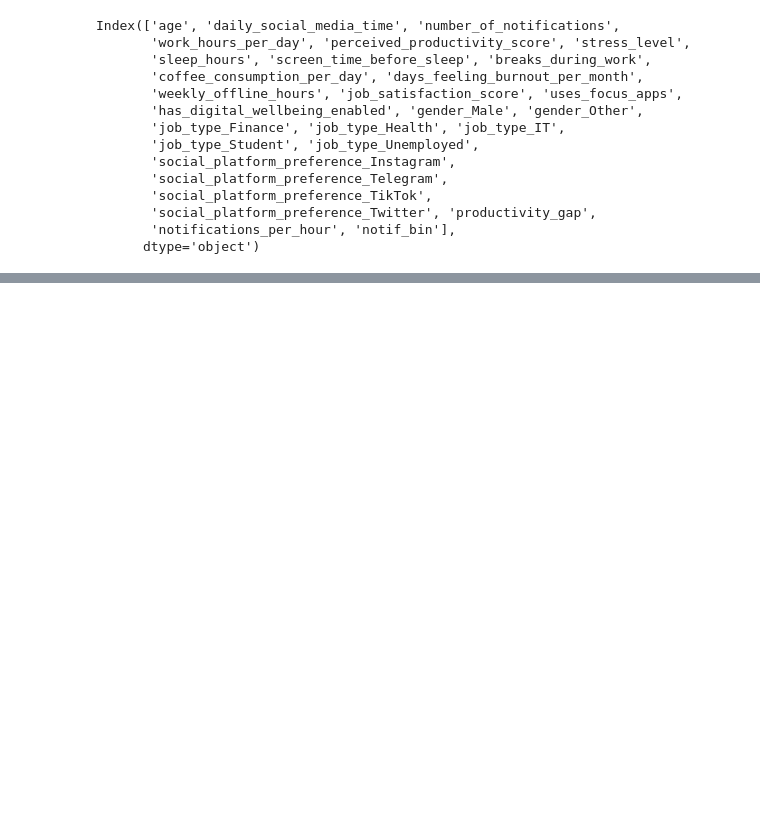
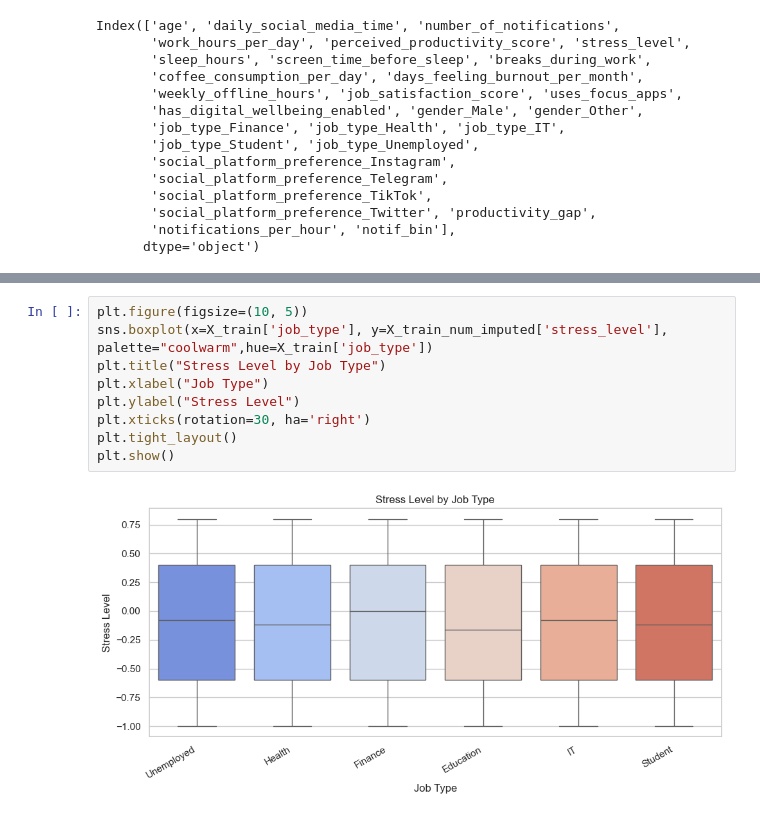
Before and after one commit to OmvR718/Personality-Classifier, a Jupyter notebook: NoteBooks/test.ipynb, the cells around one changed output, grey strips where cells are left out. Saved outputs shown, nothing was run; the diff lists cells and outputs as text; blank space fills up the shorter version.

```diff
--- a/NoteBooks/test.ipynb
+++ b/NoteBooks/test.ipynb
@@ -655,0 +681,11 @@ Index(['age', 'daily_social_media_time', 'number_of_notifications',
+# %%
+plt.figure(figsize=(10, 5))
+sns.boxplot(x=X_train['job_type'], y=X_train_num_imputed['stress_level'], palette="coolwarm",hue=X_train['job_type'])
+plt.title("Stress Level by Job Type")
+plt.xlabel("Job Type")
+plt.ylabel("Stress Level")
+plt.xticks(rotation=30, ha='right')
+plt.tight_layout()
+plt.show()
+# %% [output]
+[figure, added]
```
Also changed, not shown: parts of 15 cells of this notebook, 13 other files.
